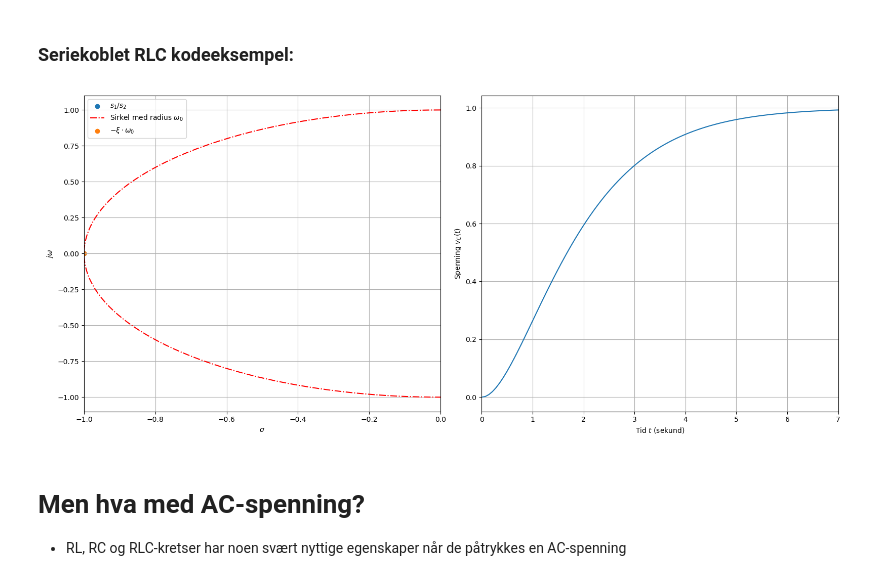
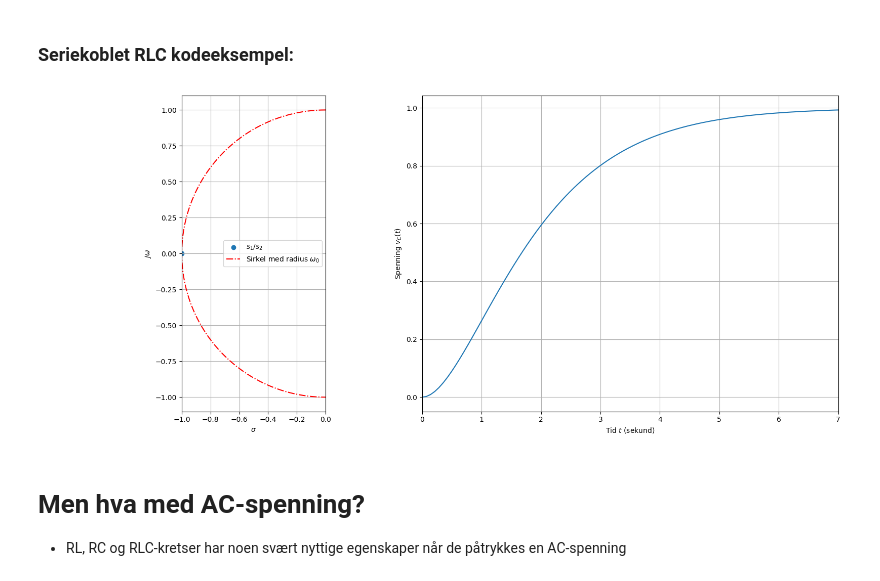
Before and after one commit to kaierih/AIS1004_Forelesninger, a Jupyter notebook: Uke07_Intro_RLC.ipynb, the cells around one changed output. Saved outputs shown, nothing was run; the diff lists cells and outputs as text; code cells hidden in the pictures.

```diff
--- a/Uke07_Intro_RLC.ipynb
+++ b/Uke07_Intro_RLC.ipynb
@@ -479,28 +506,28 @@ Imaginær del:  2.121320343559643
 # %%
 xi = 1 # Dempingsrate
 w_0 = 1 # Naturlig frekvens (rad/s)
 
 def plotCircuitResponse(xi, w_0):
     RLC_circ = sig.TransferFunction([w_0**2], [1, 2*xi*w_0, w_0**2]) # Forklares senere
     t, v_C = RLC_circ.step() # v_C(t) når v_0(t) = 1V
 
     s = np.roots([1, 2*xi*w_0, w_0**2])
     plt.close(10);plt.figure(10, figsize=(16,7))
     plt.subplot(1,2,1)
     plt.scatter(np.real(s), np.imag(s), label='$s_1$/$s_2$')
     plt.plot(np.cos(np.linspace(np.pi/2, np.pi*1.5, 101))*w_0, np.sin(np.linspace(np.pi/2, np.pi*1.5, 101))*w_0, 'r-.', label=r"Sirkel med radius $\omega_0$")
-    plt.scatter([-xi*w_0], [0], label=r"$-\xi \cdot \omega_0$")
     plt.legend()
-    plt.xlabel("$\sigma$")
-    plt.ylabel("$j\omega$")
+    plt.xlabel("$\\sigma$")
+    plt.ylabel("$j\\omega$")
+    plt.gca().set_aspect("equal")
     plt.subplot(1,2,2)
     plt.plot(t, v_C)
     plt.xlabel("Tid $t$ (sekund)")
     plt.ylabel("Spenning $v_C(t)$")
 
 plotCircuitResponse(xi, w_0)
 # %% [output]
-[figure, old version]
+[figure, new version]
 # %% [markdown]
 # Men hva med AC-spenning?
 
```
Also changed, not shown: parts of 19 cells of this notebook, 3 other files.
